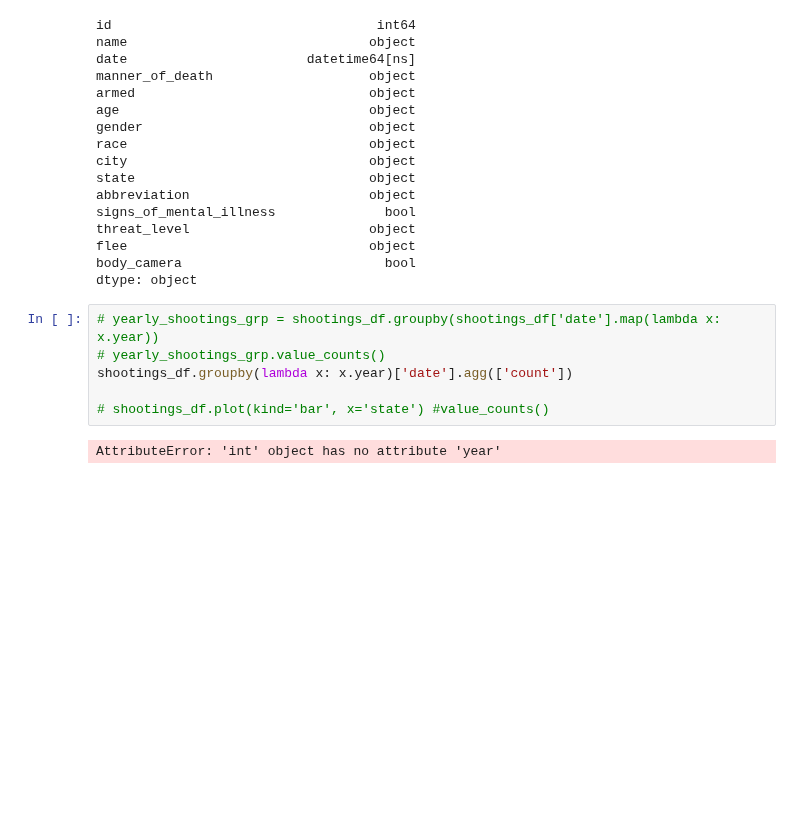
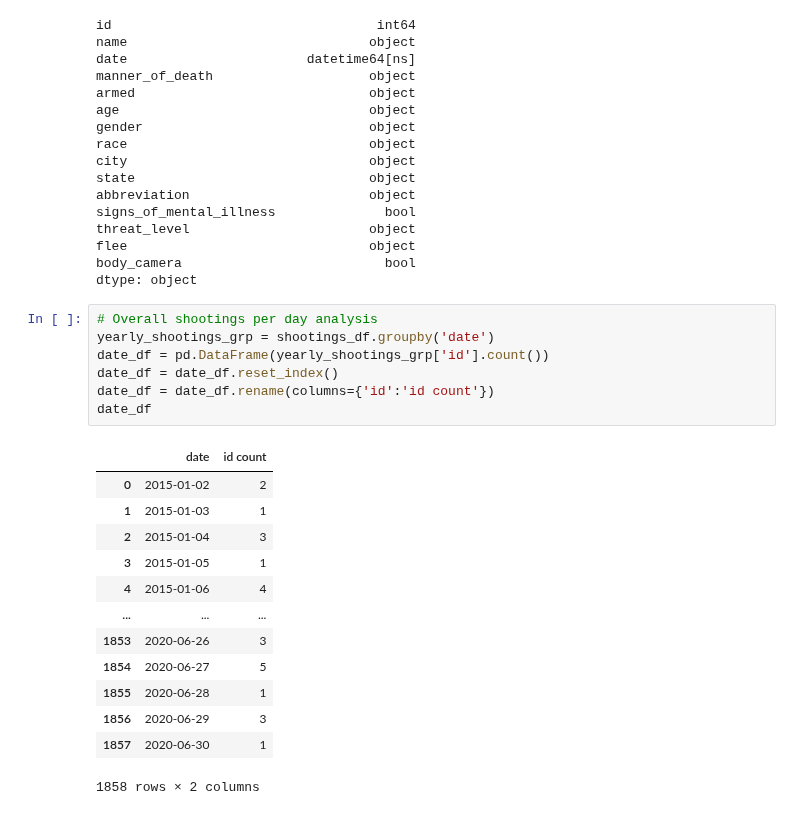
Before and after one commit to szerpa17/fatal-police-shootings, a Jupyter notebook: Analysis.ipynb, the cells around one changed output. Saved outputs shown, nothing was run; the diff lists cells and outputs as text; blank space fills up the shorter version.

```diff
--- a/Analysis.ipynb
+++ b/Analysis.ipynb
@@ -143,11 +143,24 @@ threat_level                       object
 flee                               object
 body_camera                          bool
 dtype: object
-# %%
-# yearly_shootings_grp = shootings_df.groupby(shootings_df['date'].map(lambda x: x.year))
-# yearly_shootings_grp.value_counts()
-shootings_df.groupby(lambda x: x.year)['date'].agg(['count'])
-
-# shootings_df.plot(kind='bar', x='state') #value_counts()
-# %% [output]
-AttributeError: 'int' object has no attribute 'year'
+# %%
+# Overall shootings per day analysis
+yearly_shootings_grp = shootings_df.groupby('date')
+date_df = pd.DataFrame(yearly_shootings_grp['id'].count())
+date_df = date_df.reset_index()
+date_df = date_df.rename(columns={'id':'id count'})
+date_df
+# %% [output]
+|  | date | id count |
+| 0 | 2015-01-02 | 2 |
+| 1 | 2015-01-03 | 1 |
+| 2 | 2015-01-04 | 3 |
+| 3 | 2015-01-05 | 1 |
+| 4 | 2015-01-06 | 4 |
+| ... | ... | ... |
+| 1853 | 2020-06-26 | 3 |
+| 1854 | 2020-06-27 | 5 |
+| 1855 | 2020-06-28 | 1 |
+| 1856 | 2020-06-29 | 3 |
+| 1857 | 2020-06-30 | 1 |
+1858 rows × 2 columns
```
Also changed, not shown: parts of 2 cells of this notebook.
